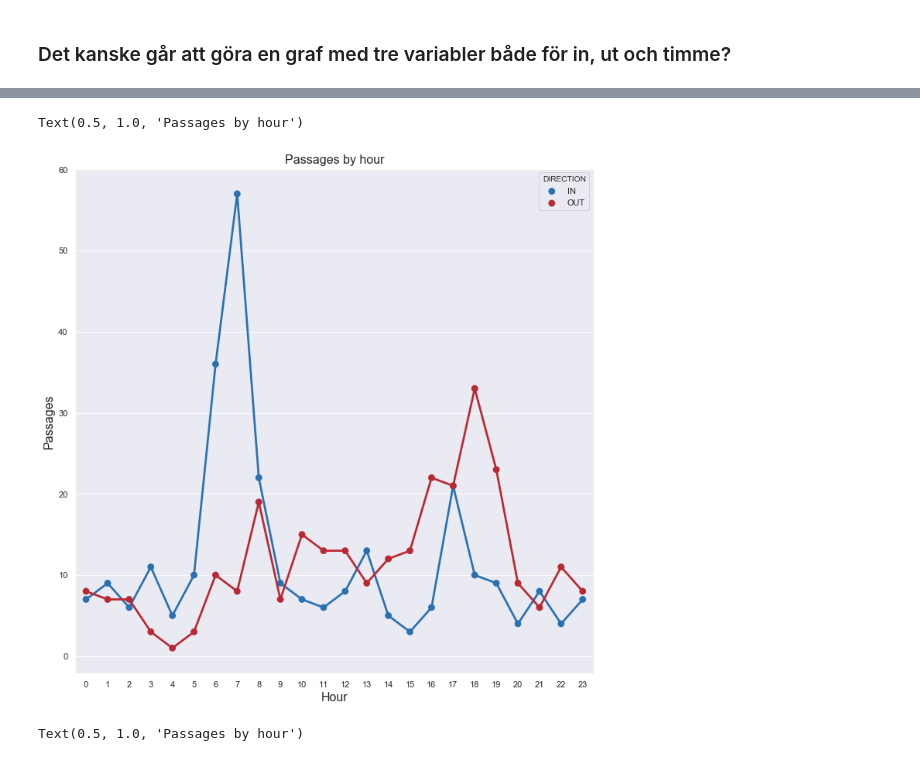
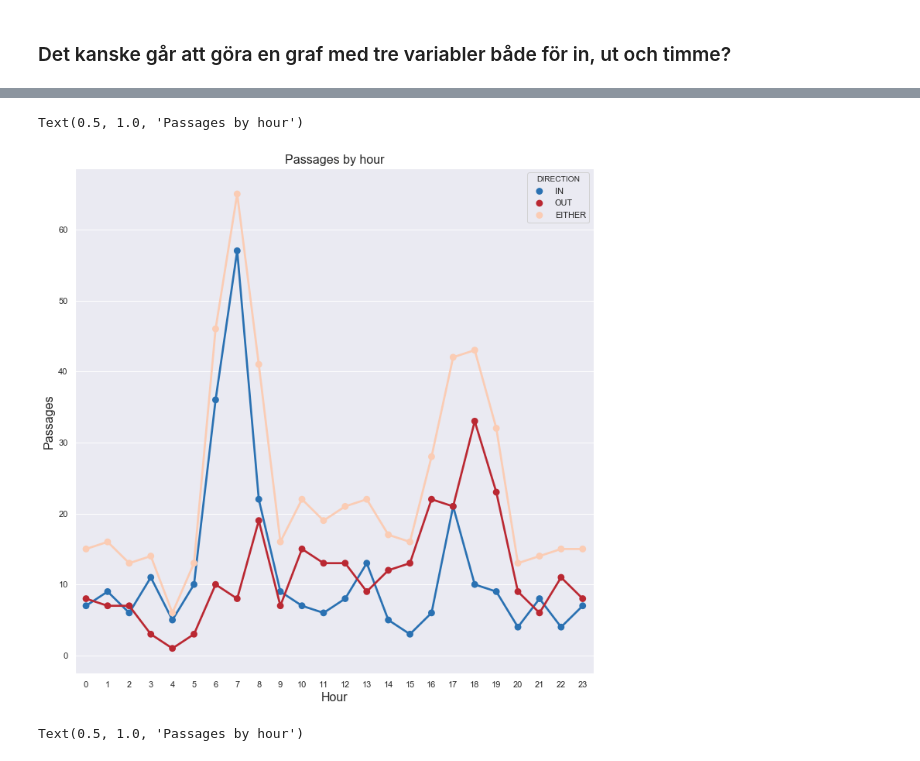
Before and after one commit to maxlund/johannas, a Jupyter notebook: johannas.ipynb, the cells around one changed output, grey strips where cells are left out. Saved outputs shown, nothing was run; the diff lists cells and outputs as text; code cells hidden in the pictures.

Commit message:
add sum in/out passages to lineplot

```diff
--- a/johannas.ipynb
+++ b/johannas.ipynb
@@ -217,0 +220,8 @@ direction_group = gi[(gi.DIRECTION == 'IN') | (gi.DIRECTION == 'OUT')].groupby([
+# %%
+both_group = both_group.groupby('HOUR').sum()['Passage'].reset_index()
+# %%
+both_group = both_group[['HOUR', 'DIRECTION', 'Passage']]
+# %%
+both_group['DIRECTION'] = 'EITHER'
+# %%
+direction_group = direction_group.append(both_group)
@@ -218,13 +249,13 @@ direction_group = gi[(gi.DIRECTION == 'IN') | (gi.DIRECTION == 'OUT')].groupby([
 # %%
 fig, ax = plt.subplots(figsize=(12,12))
 sns.pointplot(x='HOUR', y='Passage', hue='DIRECTION',
-              data=direction_group, palette=[palette[0], palette[-1]])
+              data=direction_group, palette=[palette[0], palette[-1], palette[4]])
 ax.set_xlabel('Hour', fontsize=16)
 ax.set_ylabel('Passages', fontsize=16)
 ax.set_title('Passages by hour', fontsize=16)
 # %% [output]
 Text(0.5, 1.0, 'Passages by hour')
-[figure, old version]
+[figure, new version]
 # %%
 # drop SEX missing values
 gi = gi[gi['SEX'].isna() == False]
```
Also changed, not shown: parts of 4 cells of this notebook.
